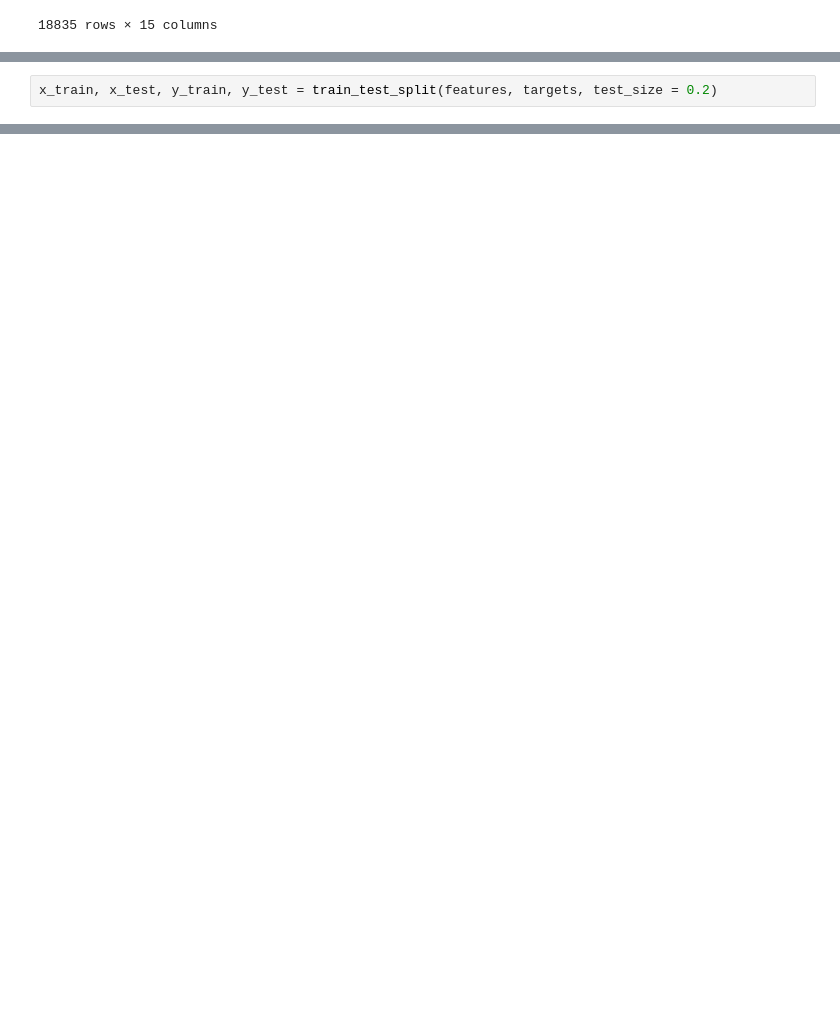
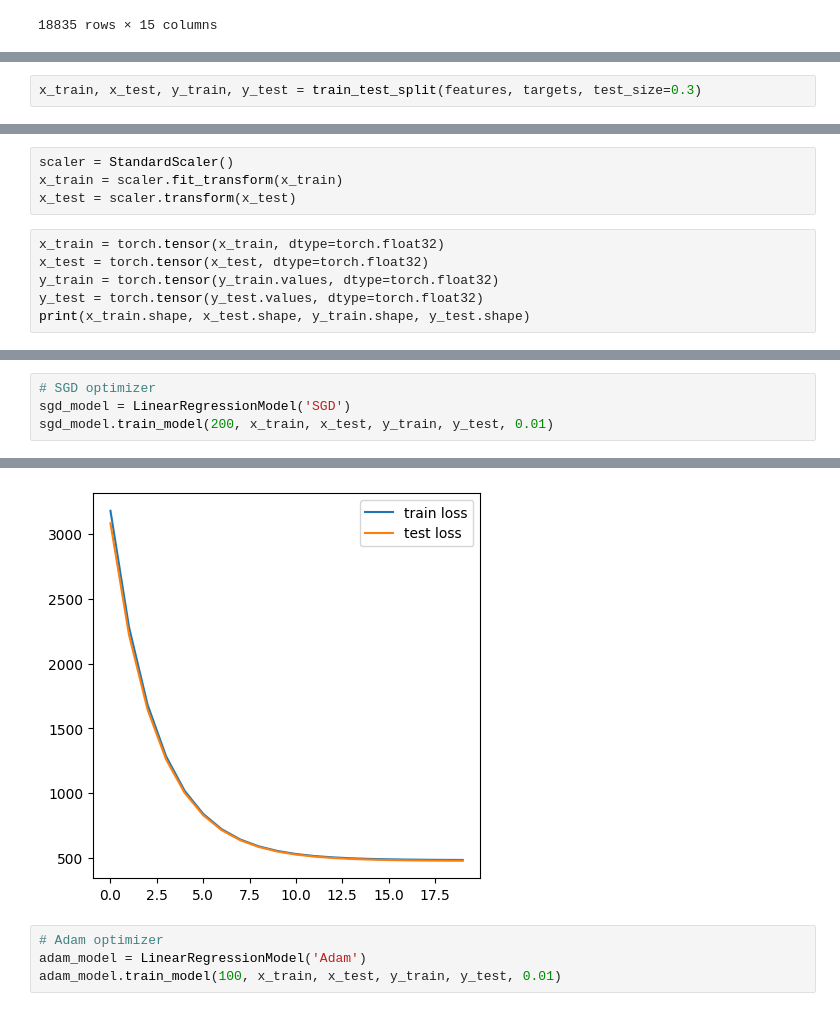
Before and after one commit to NickDiNapoli/pytorch-playground, a Jupyter notebook: src/pytorch_playground/linear_model.ipynb, the cells around one changed output, grey strips where cells are left out. Drawn from its saved outputs; the diff is of its cells as text; blank space fills up the shorter version.

Commit message:
adding linear regression model

```diff
--- a/src/pytorch_playground/linear_model.ipynb
+++ b/src/pytorch_playground/linear_model.ipynb
@@ -40,4 +44,4 @@ display(targets.head())
 | 3 | 74 |
 | 4 | 56 |
 # %%
-x_train, x_test, y_train, y_test = train_test_split(features, targets, test_size = 0.2)
+x_train, x_test, y_train, y_test = train_test_split(features, targets, test_size=0.3)
@@ -43,0 +67,10 @@ x_train, x_test, y_train, y_test = train_test_split(features, targets, test_size
+# %%
+scaler = StandardScaler()
+x_train = scaler.fit_transform(x_train)
+x_test = scaler.transform(x_test)
+# %%
+x_train = torch.tensor(x_train, dtype=torch.float32)
+x_test = torch.tensor(x_test, dtype=torch.float32)
+y_train = torch.tensor(y_train.values, dtype=torch.float32)
+y_test = torch.tensor(y_test.values, dtype=torch.float32)
+print(x_train.shape, x_test.shape, y_train.shape, y_test.shape)
@@ -43,0 +168,5 @@ x_train, x_test, y_train, y_test = train_test_split(features, targets, test_size
+# %%
+# SGD optimizer
+sgd_model = LinearRegressionModel('SGD')
+sgd_model.train_model(200, x_train, x_test, y_train, y_test, 0.01)
+# %% [output]
@@ -43,0 +193,5 @@ x_train, x_test, y_train, y_test = train_test_split(features, targets, test_size
+[figure, added]
+# %%
+# Adam optimizer
+adam_model = LinearRegressionModel('Adam')
+adam_model.train_model(100, x_train, x_test, y_train, y_test, 0.01)
```
Also changed, not shown: parts of 6 cells of this notebook.
